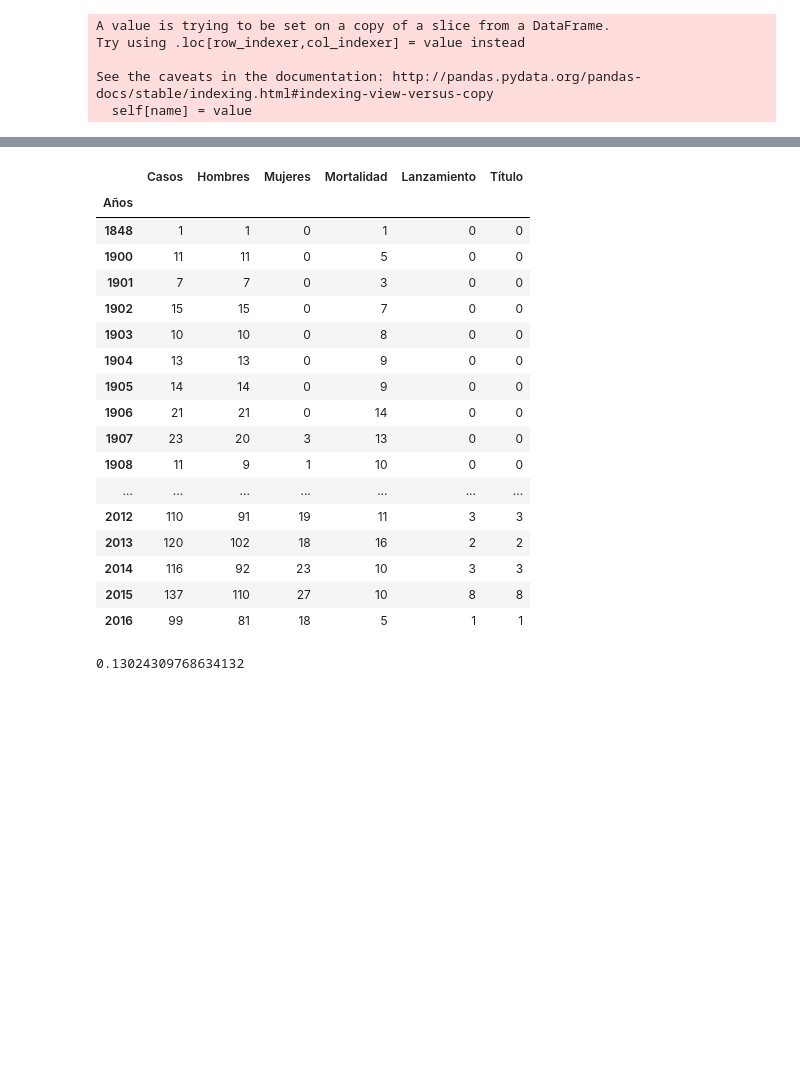
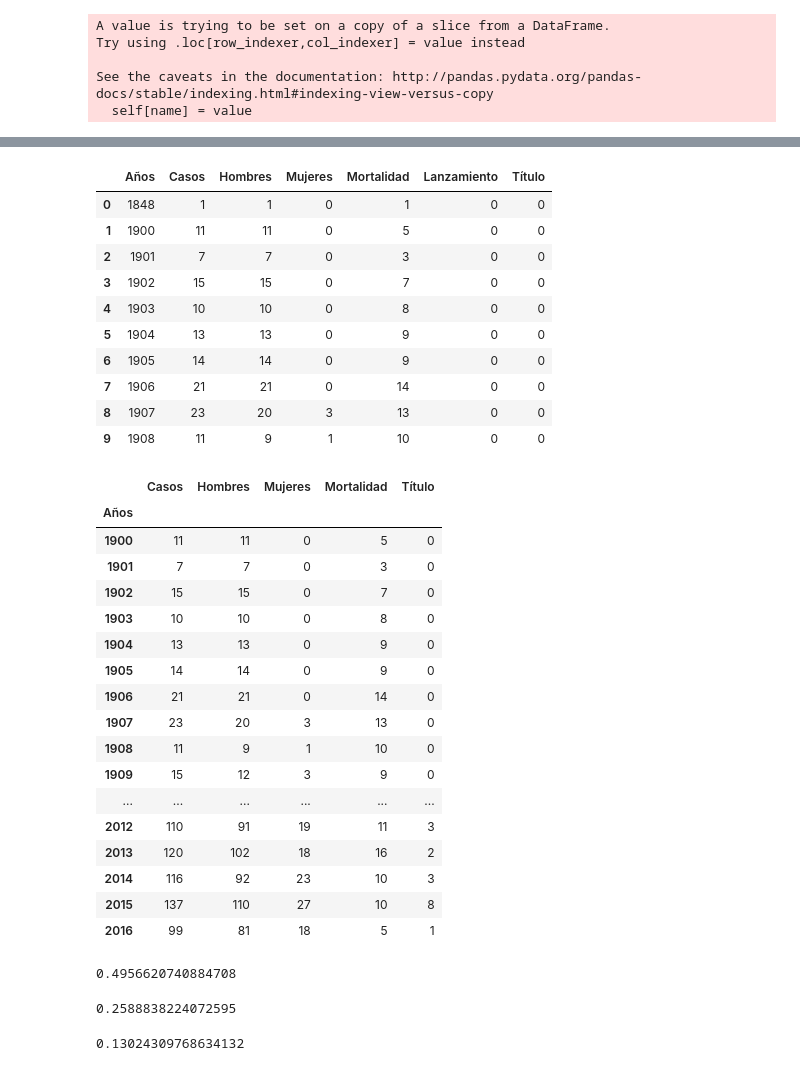
Before and after one commit to Alejorro/Analysis-dataset-Shark-attacks, a Jupyter notebook: Analysis_Dataset_Shark_Attacks.ipynb, the cells around one changed output, grey strips where cells are left out. Cells and saved outputs as stored; diff of their text form; code cells hidden in the pictures; blank space fills up the shorter version.

```diff
--- a/Analysis_Dataset_Shark_Attacks.ipynb
+++ b/Analysis_Dataset_Shark_Attacks.ipynb
@@ -326,35 +201,59 @@ fd6
 # %%
 dfinal = pd.merge(df5, fd6, on="Años",how="outer")
 
 pd.options.display.float_format = '{:,.0f}'.format
 dfinal
 
 dfinal2 = dfinal.fillna(0)
 
 pd.set_option('display.max_rows', 150)
 
-dfinal2.set_index("Años")
+dfinal2.head(10)
 # %% [output]
-|  | Casos | Hombres | Mujeres | Mortalidad | Lanzamiento | Título |
-| Años |  |  |  |  |  |  |
-| 1848 | 1 | 1 | 0 | 1 | 0 | 0 |
-| 1900 | 11 | 11 | 0 | 5 | 0 | 0 |
-| 1901 | 7 | 7 | 0 | 3 | 0 | 0 |
-| 1902 | 15 | 15 | 0 | 7 | 0 | 0 |
-| 1903 | 10 | 10 | 0 | 8 | 0 | 0 |
-| 1904 | 13 | 13 | 0 | 9 | 0 | 0 |
-| 1905 | 14 | 14 | 0 | 9 | 0 | 0 |
-| 1906 | 21 | 21 | 0 | 14 | 0 | 0 |
-| 1907 | 23 | 20 | 3 | 13 | 0 | 0 |
-| 1908 | 11 | 9 | 1 | 10 | 0 | 0 |
-| ... | ... | ... | ... | ... | ... | ... |
-| 2012 | 110 | 91 | 19 | 11 | 3 | 3 |
-| 2013 | 120 | 102 | 18 | 16 | 2 | 2 |
-| 2014 | 116 | 92 | 23 | 10 | 3 | 3 |
-| 2015 | 137 | 110 | 27 | 10 | 8 | 8 |
-| 2016 | 99 | 81 | 18 | 5 | 1 | 1 |
+|  | Años | Casos | Hombres | Mujeres | Mortalidad | Lanzamiento | Título |
+| 0 | 1848 | 1 | 1 | 0 | 1 | 0 | 0 |
+| 1 | 1900 | 11 | 11 | 0 | 5 | 0 | 0 |
+| 2 | 1901 | 7 | 7 | 0 | 3 | 0 | 0 |
+| 3 | 1902 | 15 | 15 | 0 | 7 | 0 | 0 |
+| 4 | 1903 | 10 | 10 | 0 | 8 | 0 | 0 |
+| 5 | 1904 | 13 | 13 | 0 | 9 | 0 | 0 |
+| 6 | 1905 | 14 | 14 | 0 | 9 | 0 | 0 |
+| 7 | 1906 | 21 | 21 | 0 | 14 | 0 | 0 |
+| 8 | 1907 | 23 | 20 | 3 | 13 | 0 | 0 |
+| 9 | 1908 | 11 | 9 | 1 | 10 | 0 | 0 |
+# %%
+dfinal3 = dfinal2[['Años', 'Casos', 'Hombres', 'Mujeres', 'Mortalidad', 'Título']]
+
+dfinal3.set_index("Años").iloc[1::]
+# %% [output]
+|  | Casos | Hombres | Mujeres | Mortalidad | Título |
+| Años |  |  |  |  |  |
+| 1900 | 11 | 11 | 0 | 5 | 0 |
+| 1901 | 7 | 7 | 0 | 3 | 0 |
+| 1902 | 15 | 15 | 0 | 7 | 0 |
+| 1903 | 10 | 10 | 0 | 8 | 0 |
+| 1904 | 13 | 13 | 0 | 9 | 0 |
+| 1905 | 14 | 14 | 0 | 9 | 0 |
+| 1906 | 21 | 21 | 0 | 14 | 0 |
+| 1907 | 23 | 20 | 3 | 13 | 0 |
+| 1908 | 11 | 9 | 1 | 10 | 0 |
+| 1909 | 15 | 12 | 3 | 9 | 0 |
+| ... | ... | ... | ... | ... | ... |
+| 2012 | 110 | 91 | 19 | 11 | 3 |
+| 2013 | 120 | 102 | 18 | 16 | 2 |
+| 2014 | 116 | 92 | 23 | 10 | 3 |
+| 2015 | 137 | 110 | 27 | 10 | 8 |
+| 2016 | 99 | 81 | 18 | 5 | 1 |
 # %%
 # means = dfinal2.groupby('Mortalidad')["Título"].mean()
 
 # means
+# %%
+dfinal3['Hombres'].corr(dfinal2['Mortalidad'])
+# %% [output]
+0.4956620740884708
+# %%
+dfinal3['Mujeres'].corr(dfinal2['Mortalidad'])
+# %% [output]
+0.2588838224072595
 # %%
```
Also changed, not shown: parts of 11 cells of this notebook.
